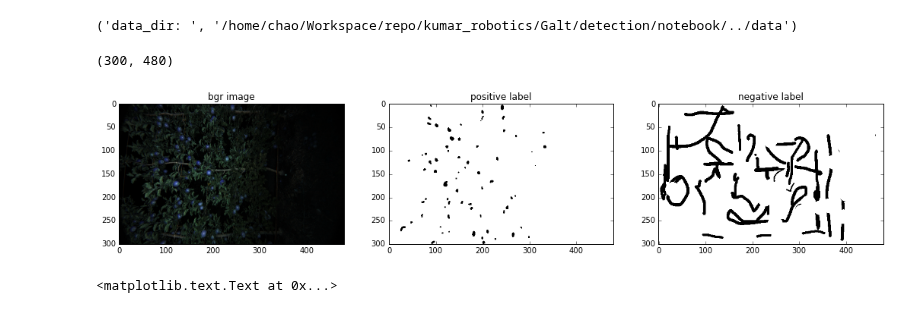
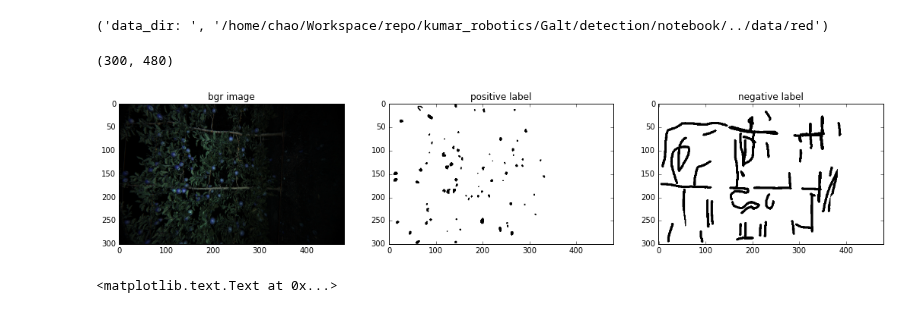
Before and after one commit to versatran01/Galt, a Jupyter notebook: detection/notebook/svc.ipynb, the cells around one changed output. Saved outputs shown, nothing was run; the diff lists cells and outputs as text; code cells hidden in the pictures.

```diff
--- a/detection/notebook/svc.ipynb
+++ b/detection/notebook/svc.ipynb
@@ -24,37 +24,37 @@ import aye.tune
 from aye.preprocessing import resize_image
 # %%
 # Get data dir
-data_dir = os.path.join(cwd, '../data')
+data_dir = os.path.join(cwd, '../data/red')
 print('data_dir: ', data_dir)
 # %% [output]
-('data_dir: ', '/home/chao/Workspace/repo/kumar_robotics/Galt/detection/notebook/../data')
+('data_dir: ', '/home/chao/Workspace/repo/kumar_robotics/Galt/detection/notebook/../data/red')
 # %%
 # Read image
-im_bgr = cv2.imread(os.path.join(data_dir, 'frame0004.png'))
-im_pos = cv2.imread(os.path.join(data_dir, 'frame0004_positive.png'), cv2.IMREAD_GRAYSCALE)
-im_neg = cv2.imread(os.path.join(data_dir, 'frame0004_negative.png'), cv2.IMREAD_GRAYSCALE)
+im_bgr = cv2.imread(os.path.join(data_dir, 'frame0003.png'))
+im_pos = cv2.imread(os.path.join(data_dir, 'frame0003_positive.png'), cv2.IMREAD_GRAYSCALE)
+im_neg = cv2.imread(os.path.join(data_dir, 'frame0003_negative.png'), cv2.IMREAD_GRAYSCALE)
 
 # Resize image to quater
 k = 0.25
 im_pos = resize_image(im_pos, k)
 im_neg = resize_image(im_neg, k)
 im_bgr = resize_image(im_bgr, k)
 
 # Visualization
 fig = plt.figure(figsize=(18, 6))
 ax = fig.add_subplot(1, 3, 1)
 ax.imshow(im_bgr)
 ax.set_title('bgr image')
 ax = fig.add_subplot(1, 3, 2)
 ax.imshow(im_pos, cmap=plt.cm.Greys)
 ax.set_title('positive label')
 ax = fig.add_subplot(1, 3, 3)
 ax.imshow(im_neg, cmap=plt.cm.Greys)
 ax.set_title('negative label')
 print(im_pos.shape)
 # %% [output]
 (300, 480)
-[figure, old version]
+[figure, new version]
 # %%
 # Covert image to different colorspaces
 im_hsv = cv2.cvtColor(im_bgr, cv2.COLOR_BGR2HSV)
```
